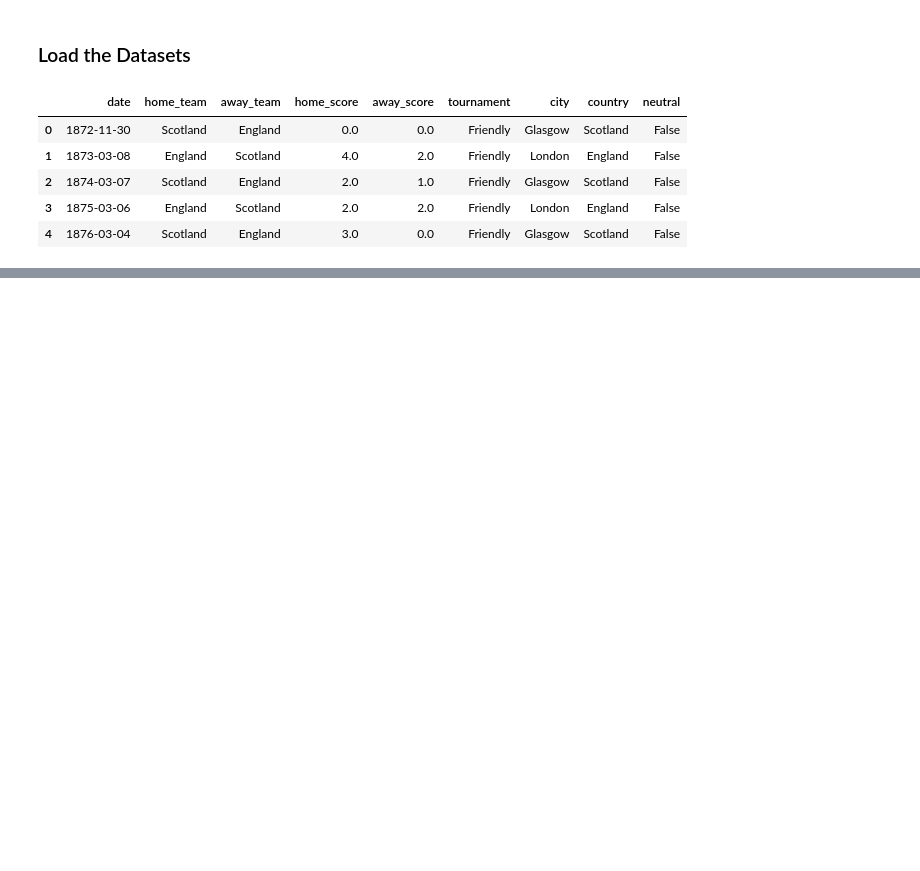
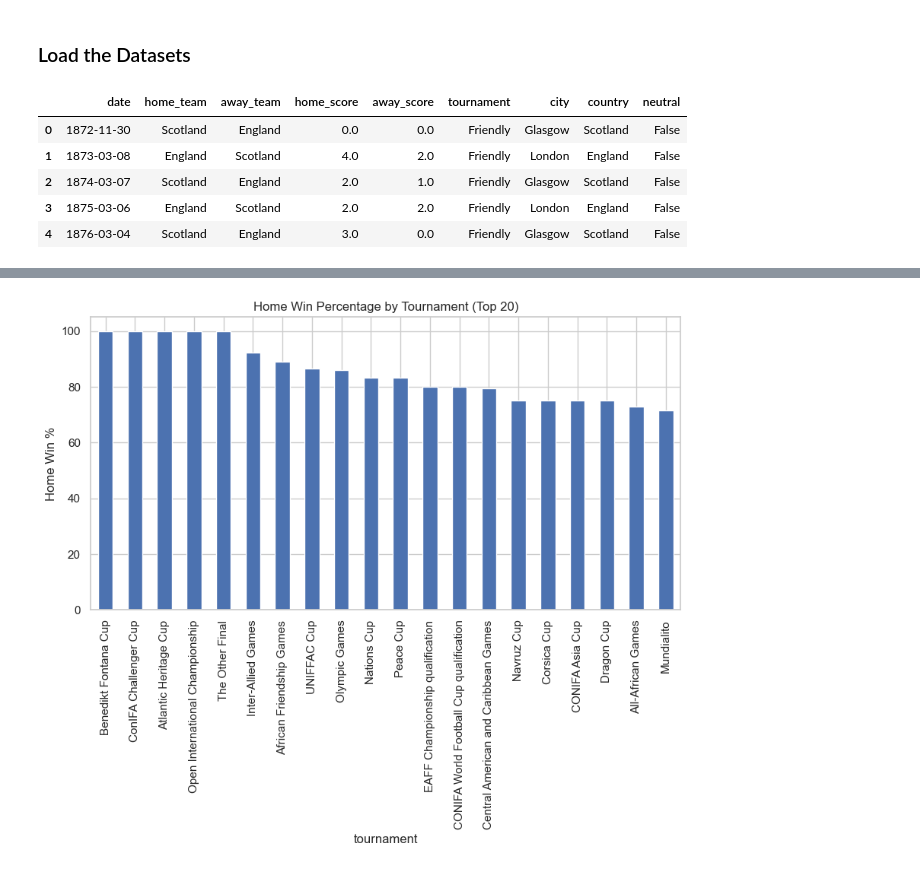
Before and after one commit to tamu-stat315/Team5_Final_Project, a Jupyter notebook: Final_Project.ipynb, the cells around one changed output, grey strips where cells are left out. Drawn from its saved outputs; the diff is of its cells as text; code cells hidden in the pictures; blank space fills up the shorter version.

```diff
--- a/Final_Project.ipynb
+++ b/Final_Project.ipynb
@@ -238,0 +288,18 @@ plt.show()
+# %%
+# 3. Home Win % by Tournament
+
+tournament_home_win_pct = (
+    (results['outcome'] == 'Home Win')
+    .groupby(results['tournament'])
+    .mean()
+    .sort_values(ascending=False)
+    * 100
+)
+
+plt.figure(figsize=(10,5))
+tournament_home_win_pct.head(20).plot(kind='bar')
+plt.title("Home Win Percentage by Tournament (Top 20)")
+plt.ylabel("Home Win %")
+plt.show()
+# %% [output]
+[figure, added]
```
Also changed, not shown: parts of 30 cells of this notebook, 1 other file.
